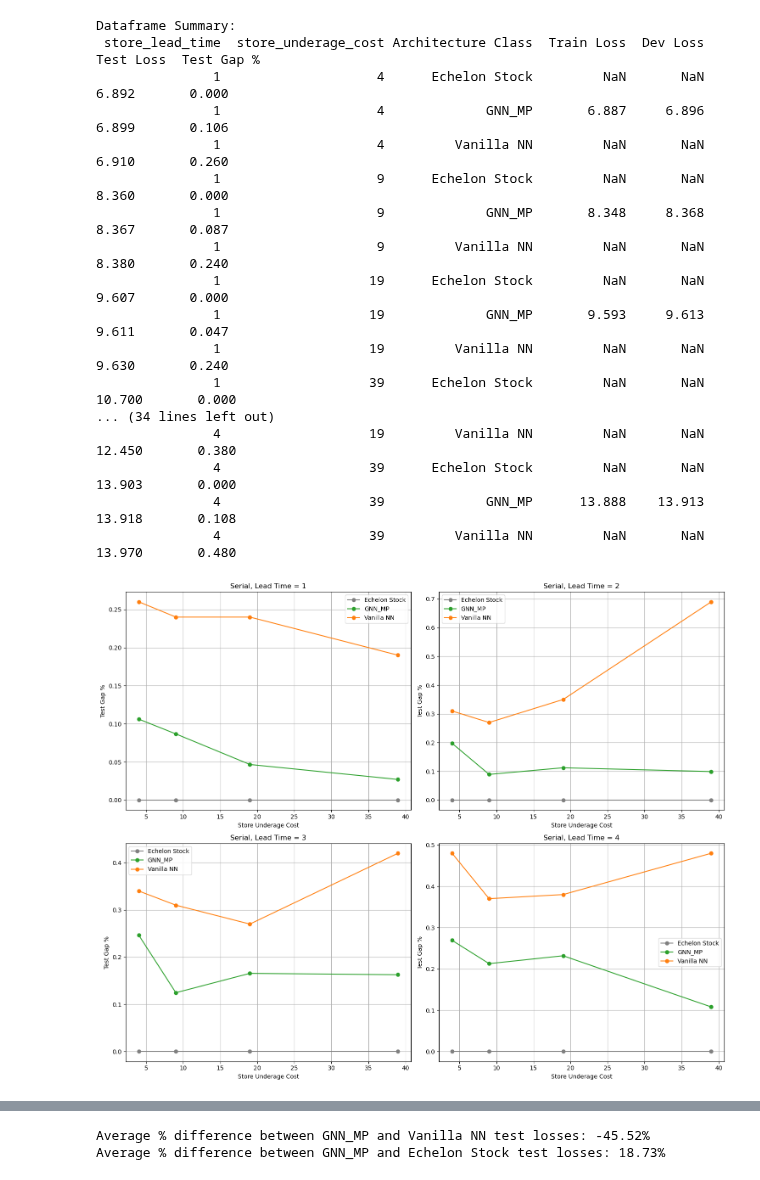
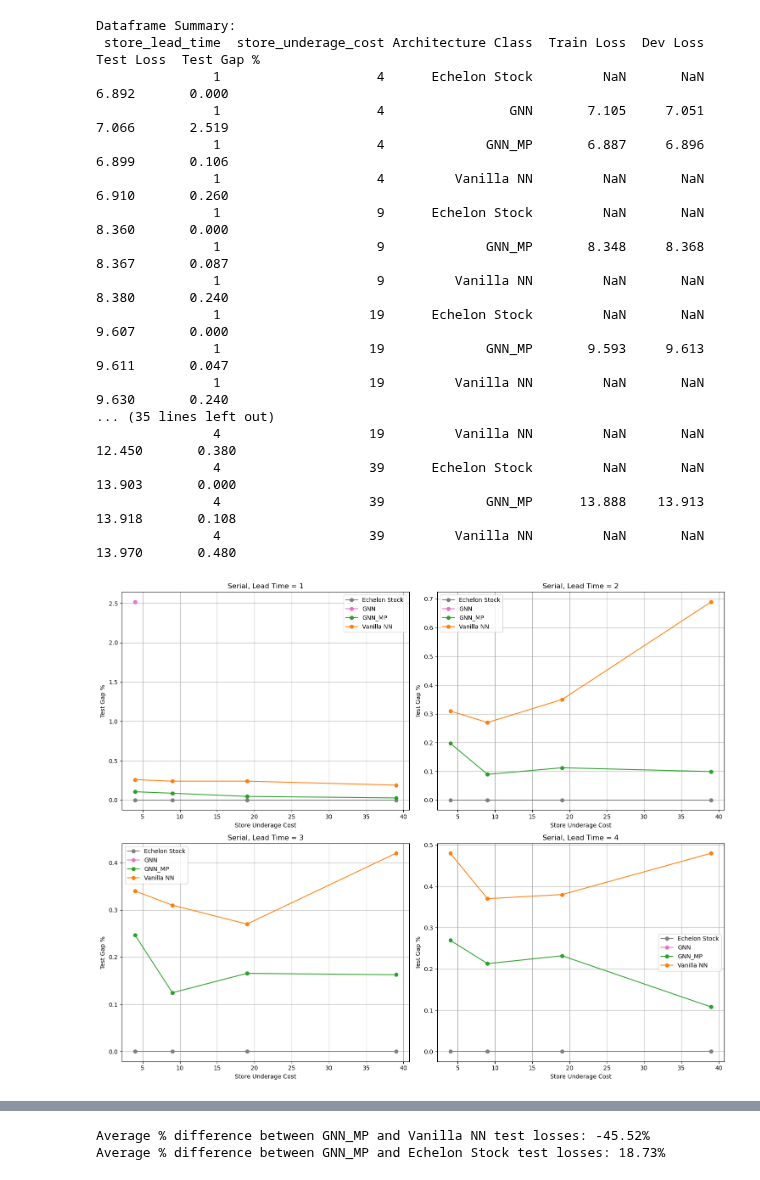
Before and after one commit to minuk302/Neural_inventory_control, a Jupyter notebook: analysis/ray_generic_architecture_serial.ipynb, the cells around one changed output, grey strips where cells are left out. Cells and saved outputs as stored; diff of their text form; code cells hidden in the pictures.

```diff
--- a/analysis/ray_generic_architecture_serial.ipynb
+++ b/analysis/ray_generic_architecture_serial.ipynb
@@ -114,12 +111,14 @@ dfs = [vanilla_df, echelon_df]
 # Define color scheme for architecture types
 color_scheme = {
     "GNN_MP": "#2ca02c", # Green
+    "GNN": "#e377c2", # Pink
     "Vanilla NN": "#ff7f0e",  # Orange
     "Echelon Stock": "#808080"  # Gray
 }
 
 linestyle_scheme = {
     "GNN_MP": "-", # Solid
+    "GNN": "-", # Solid
     "Vanilla NN": "-",  # Solid
     "Echelon Stock": "-"  # Solid
 }
@@ -128,6 +127,7 @@ testset_name = "generic_architecture_serial"
 
 # Define paths for each architecture
 architectures = {
+    "GNN": f'/user/ml4723/Prj/NIC/ray_results/{testset_name}/GNN',
     "GNN_MP": f'/user/ml4723/Prj/NIC/ray_results/{testset_name}/GNN_MP'
 }
 
@@ -206,36 +206,36 @@ for idx, lead_time in enumerate(params['store_lead_time']):
         axes[idx].plot(x, y,
                       marker='o',
                       label=arch,
                       color=color_scheme[arch],
                       linestyle=linestyle_scheme[arch])
 
     axes[idx].set_title(f'Serial, Lead Time = {lead_time}')
     axes[idx].set_xlabel('Store Underage Cost')
     axes[idx].set_ylabel('Test Gap %')
     axes[idx].grid(True)
     axes[idx].legend()
 
 plt.tight_layout()
 plt.show()
 # %% [output]
 Dataframe Summary:
  store_lead_time  store_underage_cost Architecture Class  Train Loss  Dev Loss  Test Loss  Test Gap %
                1                    4      Echelon Stock         NaN       NaN      6.892       0.000
+               1                    4                GNN       7.105     7.051      7.066       2.519
                1                    4             GNN_MP       6.887     6.896      6.899       0.106
                1                    4         Vanilla NN         NaN       NaN      6.910       0.260
                1                    9      Echelon Stock         NaN       NaN      8.360       0.000
                1                    9             GNN_MP       8.348     8.368      8.367       0.087
                1                    9         Vanilla NN         NaN       NaN      8.380       0.240
                1                   19      Echelon Stock         NaN       NaN      9.607       0.000
                1                   19             GNN_MP       9.593     9.613      9.611       0.047
                1                   19         Vanilla NN         NaN       NaN      9.630       0.240
-               1                   39      Echelon Stock         NaN       NaN     10.700       0.000
-... (34 lines left out)
+... (35 lines left out)
                4                   19         Vanilla NN         NaN       NaN     12.450       0.380
                4                   39      Echelon Stock         NaN       NaN     13.903       0.000
                4                   39             GNN_MP      13.888    13.913     13.918       0.108
                4                   39         Vanilla NN         NaN       NaN     13.970       0.480
-[figure, old version]
+[figure, new version]
 # %%
 # Calculate average % difference between GNN_MP and other architectures
 gnn_data = df[df['Architecture Class'] == 'GNN_MP']
```
Also changed, not shown: parts of 3 cells of this notebook, 14 other files.
